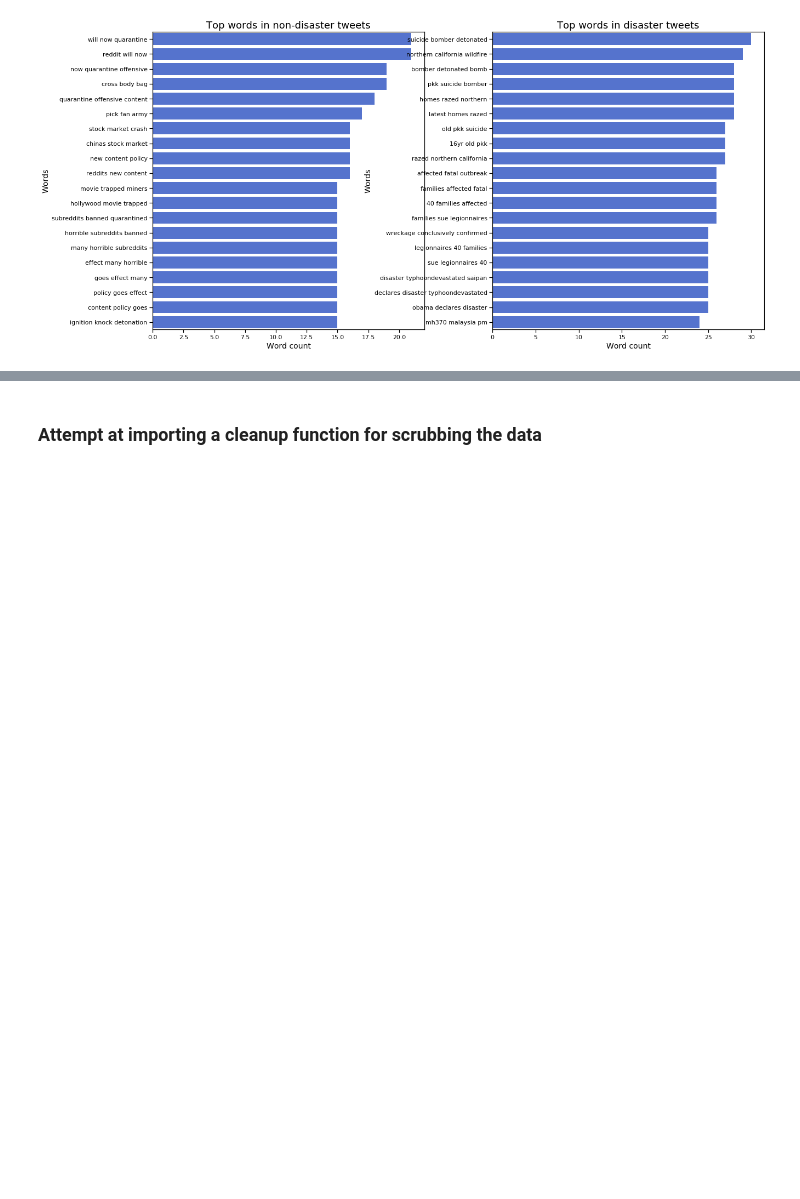
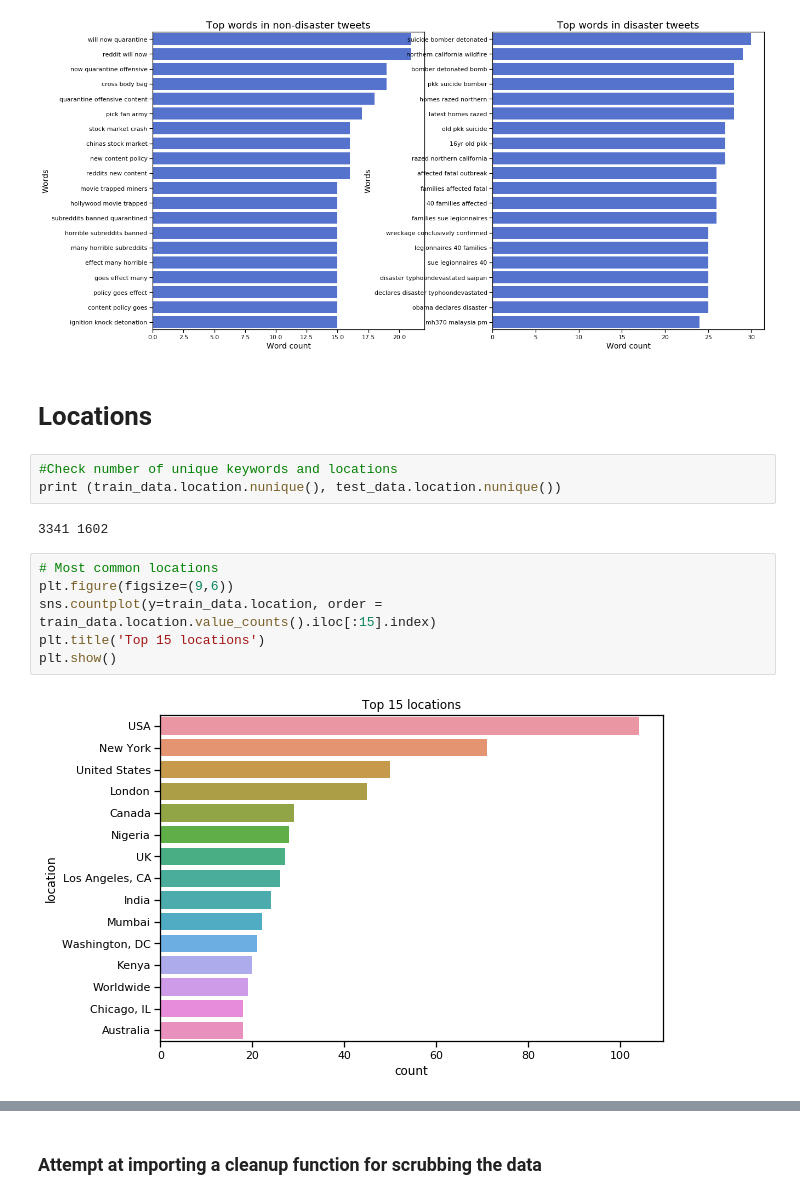
Before and after one commit to mandavatk/AnalyticsFinalProject, a Jupyter notebook: Team2_NLP_Disaster_Tweets.ipynb, the cells around one changed output, grey strips where cells are left out. Drawn from its saved outputs; the diff is of its cells as text; blank space fills up the shorter version.

Commit message:
Update Team2_NLP_Disaster_Tweets.ipynb
Added Locations of the disaster tweets, another code that creates vectorizers, and a function that crossvalidates and picks out the best model.

```diff
--- a/Team2_NLP_Disaster_Tweets.ipynb
+++ b/Team2_NLP_Disaster_Tweets.ipynb
@@ -205,3 +205,18 @@ insincere_3gram = generate_ngrams(train_data[train_data["target"]==1], 'text', 3
 comparison_plot(sincere_3gram,insincere_3gram,'word','wordcount', 0.25)
 # %% [output]
 [figure]
+# %% [markdown]
+# Locations
+# %%
+#Check number of unique keywords and locations
+print (train_data.location.nunique(), test_data.location.nunique())
+# %% [output]
+3341 1602
+# %%
+# Most common locations
+plt.figure(figsize=(9,6))
+sns.countplot(y=train_data.location, order = train_data.location.value_counts().iloc[:15].index)
+plt.title('Top 15 locations')
+plt.show()
+# %% [output]
+[figure, added]
```
Also changed, not shown: parts of 15 cells of this notebook.
